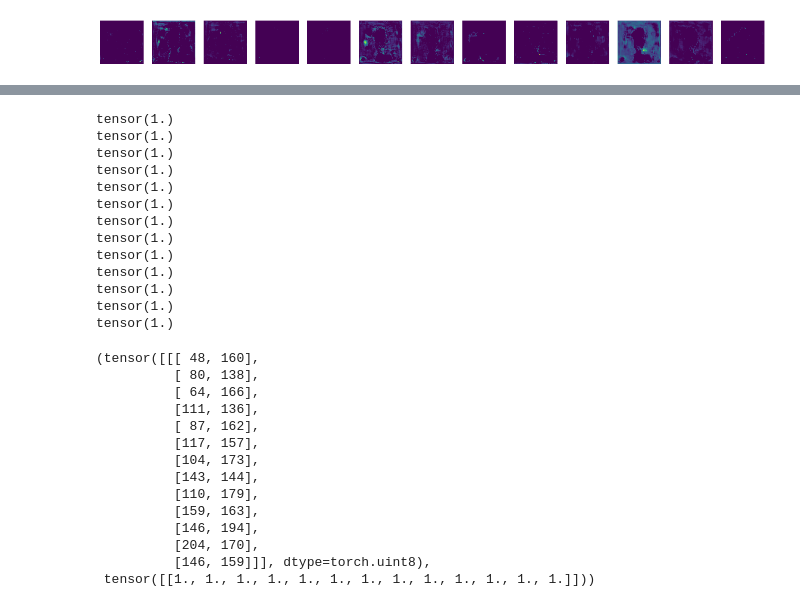
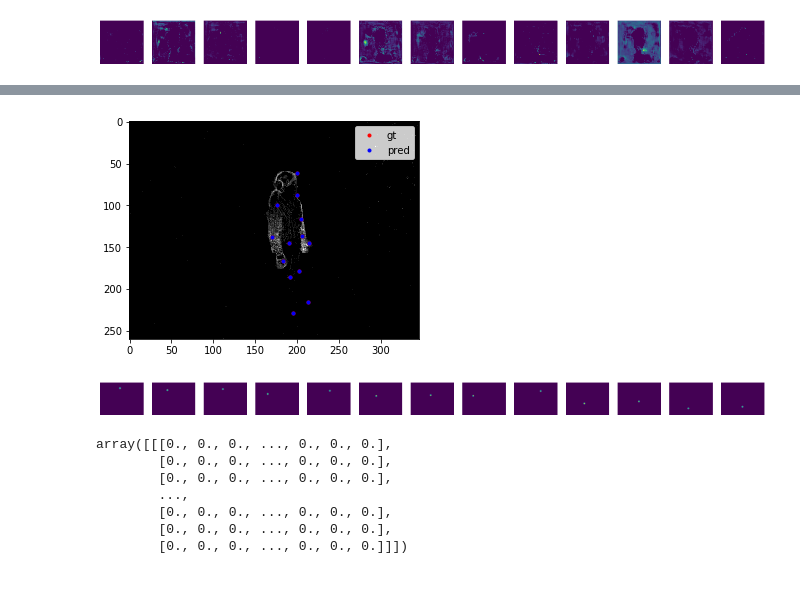
Before and after one commit to gianscarpe/event-based-monocular-hpe, a Jupyter notebook: notebooks/visualize_dhp3ddataset.ipynb, the cells around one changed output, grey strips where cells are left out. Saved outputs shown, nothing was run; the diff lists cells and outputs as text; code cells hidden in the pictures.

Commit message:
Fixing dataloader, losses, visualization

```diff
--- a/notebooks/visualize_dhp3ddataset.ipynb
+++ b/notebooks/visualize_dhp3ddataset.ipynb
@@ -22,8 +23,8 @@ from experimenting.utils import get_file_paths, get_preload_dir, get_label_from_
 # Augmentation
 aug = Compose([ToTensor()])
 # %%
-data_dir = '/data/dhp19/movements_per_frame'
-labels_dir = '/home/gianscarpe/dev/data/dhp19/time_count_dataset/labels'
+data_dir = '/data/dhp19/time_count_dataset/movements_per_frame'
+labels_dir = '/data/dhp19/time_count_dataset/labels'
 
 hparams = DictConfig({'path': data_dir, 'labels_dir' : labels_dir})
 file_paths, train_index, val_index, test_index, _ = get_dataset_params(hparams)
@@ -32,3 +33,3 @@ LOADED INDEXES! train: 224550    val: 56138      test: 70172
 # %%
 d = DHP3DDataset(file_paths, labels_dir, train_index, transform=aug)
-loader = get_dataloader(d, 1, 2)
+loader = get_dataloader(d, 32, 2)
@@ -55,3 +47,3 @@ def display(img):
 # %%
 batch = next(iter(loader))
-x, y, gt_info = batch
+x, y = batch
@@ -193,30 +95,17 @@ tensor([[[ 48, 160],
-# %%
-get_heatmap_max(y)
-# %% [output]
-tensor(1.)
-tensor(1.)
-tensor(1.)
-tensor(1.)
-tensor(1.)
-tensor(1.)
-tensor(1.)
-tensor(1.)
-tensor(1.)
-tensor(1.)
-tensor(1.)
-tensor(1.)
-tensor(1.)
-(tensor([[[ 48, 160],
-          [ 80, 138],
-          [ 64, 166],
-          [111, 136],
-          [ 87, 162],
-          [117, 157],
-          [104, 173],
-          [143, 144],
-          [110, 179],
-          [159, 163],
-          [146, 194],
-          [204, 170],
-          [146, 159]]], dtype=torch.uint8),
- tensor([[1., 1., 1., 1., 1., 1., 1., 1., 1., 1., 1., 1., 1.]]))
+# %%
+joints, _ = utils.get_heatmap_max(y)
+i = 5
+plot_2d(x[i].squeeze(), joints[i], joints[i])
+# %% [output]
+[figure, added]
+# %%
+display(y[i].numpy())
+# %% [output]
+[figure, added]
+array([[[0., 0., 0., ..., 0., 0., 0.],
+        [0., 0., 0., ..., 0., 0., 0.],
+        [0., 0., 0., ..., 0., 0., 0.],
+        ...,
+        [0., 0., 0., ..., 0., 0., 0.],
+        [0., 0., 0., ..., 0., 0., 0.],
+        [0., 0., 0., ..., 0., 0., 0.]]])
```
Also changed, not shown: parts of 34 cells of this notebook, 10 other files.
